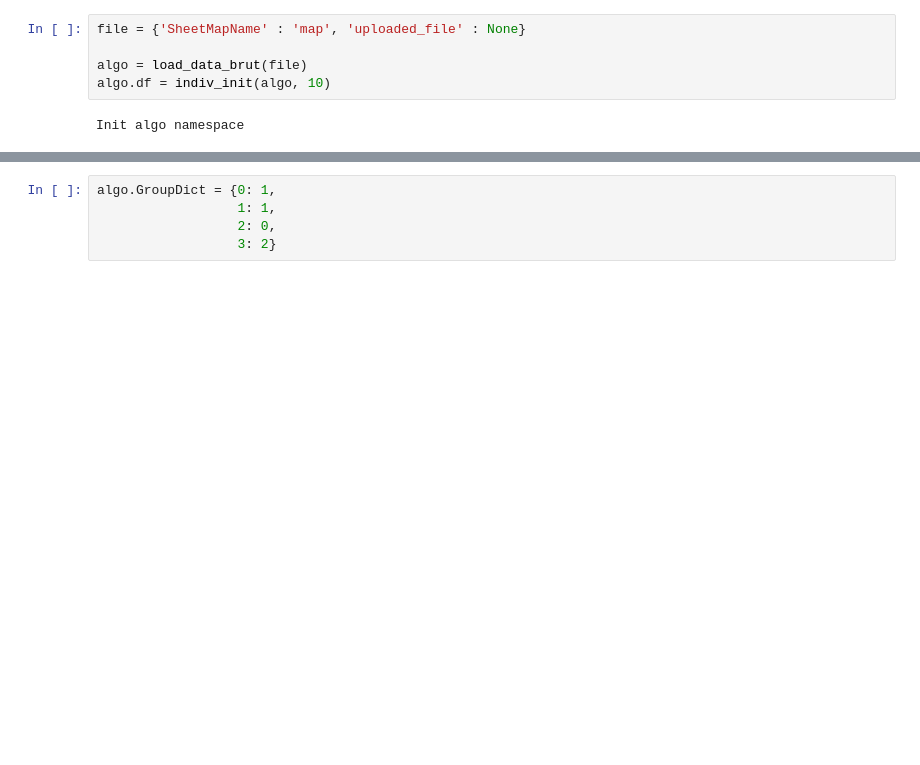
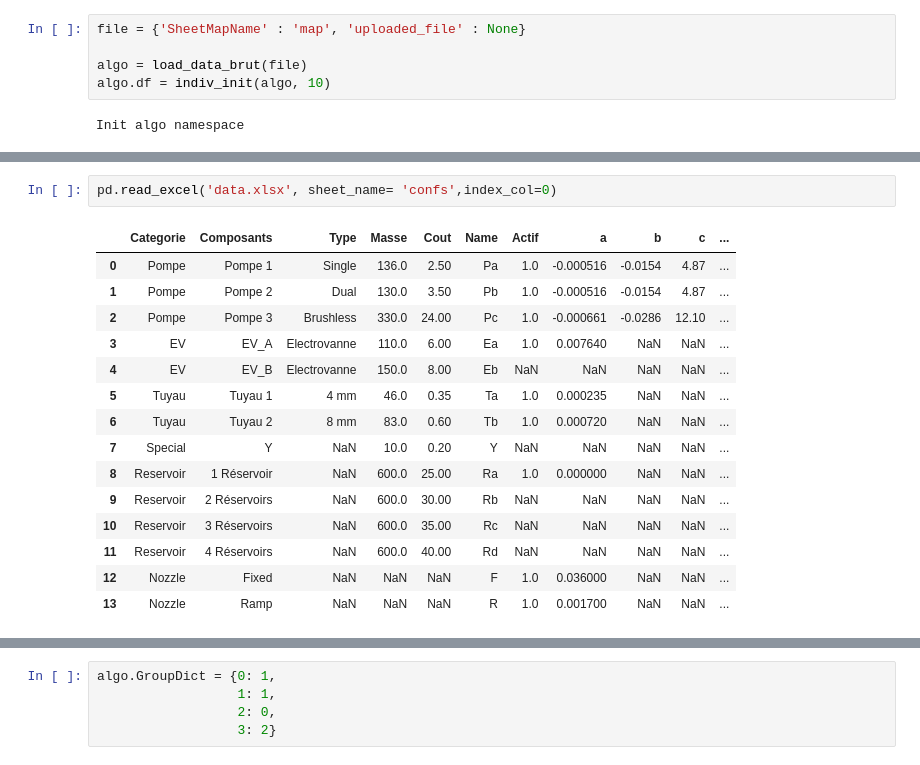
Before and after one commit to egos/valeo, a Jupyter notebook: New.ipynb, the cells around one changed output, grey strips where cells are left out. Drawn from its saved outputs; the diff is of its cells as text; blank space fills up the shorter version.

```diff
--- a/New.ipynb
+++ b/New.ipynb
@@ -946,0 +967,18 @@ Init algo namespace
+# %%
+pd.read_excel('data.xlsx', sheet_name= 'confs',index_col=0)
+# %% [output]
+|  | Categorie | Composants | Type | Masse | Cout | Name | Actif | a | b | c | ... |
+| 0 | Pompe | Pompe 1 | Single | 136.0 | 2.50 | Pa | 1.0 | -0.000516 | -0.0154 | 4.87 | ... |
+| 1 | Pompe | Pompe 2 | Dual | 130.0 | 3.50 | Pb | 1.0 | -0.000516 | -0.0154 | 4.87 | ... |
+| 2 | Pompe | Pompe 3 | Brushless | 330.0 | 24.00 | Pc | 1.0 | -0.000661 | -0.0286 | 12.10 | ... |
+| 3 | EV | EV_A | Electrovanne | 110.0 | 6.00 | Ea | 1.0 | 0.007640 | NaN | NaN | ... |
+| 4 | EV | EV_B | Electrovanne | 150.0 | 8.00 | Eb | NaN | NaN | NaN | NaN | ... |
+| 5 | Tuyau | Tuyau 1 | 4 mm | 46.0 | 0.35 | Ta | 1.0 | 0.000235 | NaN | NaN | ... |
+| 6 | Tuyau | Tuyau 2 | 8 mm | 83.0 | 0.60 | Tb | 1.0 | 0.000720 | NaN | NaN | ... |
+| 7 | Special | Y | NaN | 10.0 | 0.20 | Y | NaN | NaN | NaN | NaN | ... |
+| 8 | Reservoir | 1 Réservoir | NaN | 600.0 | 25.00 | Ra | 1.0 | 0.000000 | NaN | NaN | ... |
+| 9 | Reservoir | 2 Réservoirs | NaN | 600.0 | 30.00 | Rb | NaN | NaN | NaN | NaN | ... |
+| 10 | Reservoir | 3 Réservoirs | NaN | 600.0 | 35.00 | Rc | NaN | NaN | NaN | NaN | ... |
+| 11 | Reservoir | 4 Réservoirs | NaN | 600.0 | 40.00 | Rd | NaN | NaN | NaN | NaN | ... |
+| 12 | Nozzle | Fixed | NaN | NaN | NaN | F | 1.0 | 0.036000 | NaN | NaN | ... |
+| 13 | Nozzle | Ramp | NaN | NaN | NaN | R | 1.0 | 0.001700 | NaN | NaN | ... |
```
Also changed, not shown: parts of 2 cells of this notebook, 5 other files.
